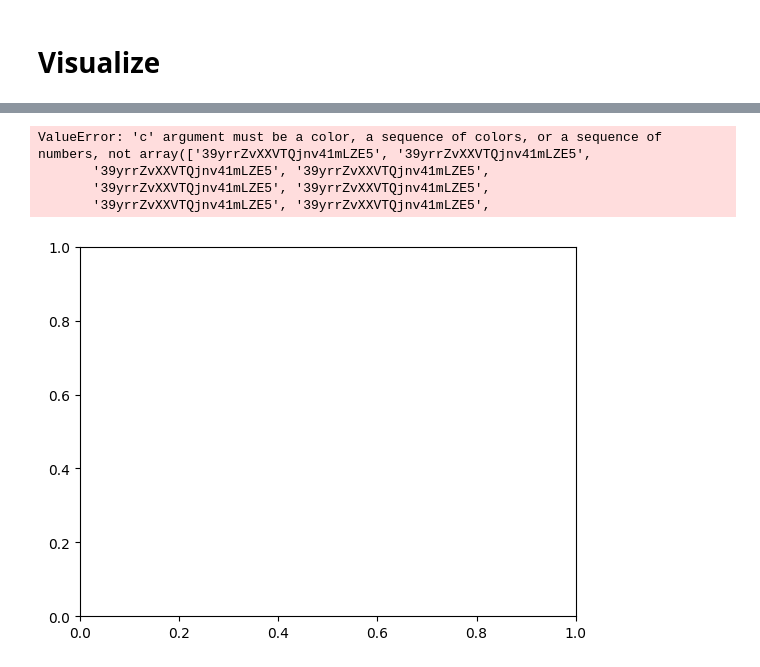
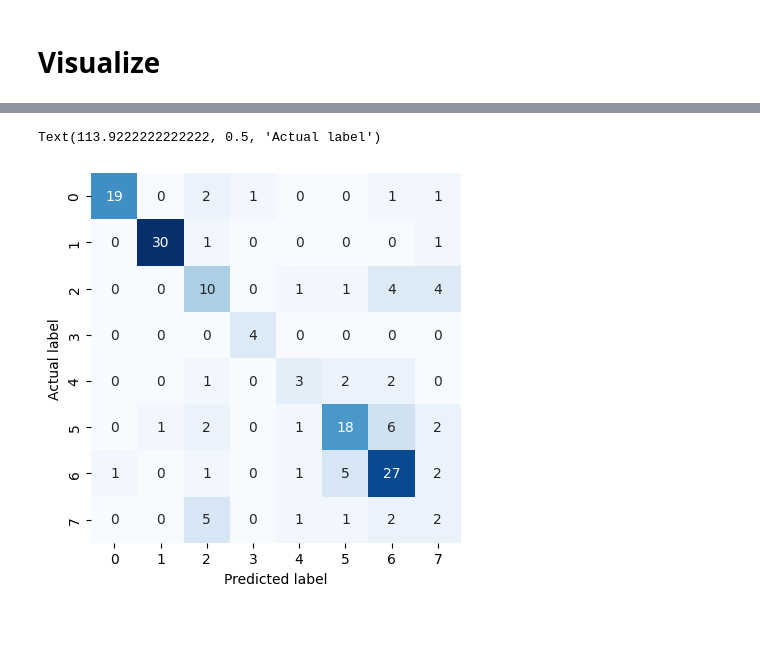
Before and after one commit to piluguji/Spotify-Playlist-Sorter, a Jupyter notebook: data_preprocess.ipynb, the cells around one changed output, grey strips where cells are left out. Saved outputs shown, nothing was run; the diff lists cells and outputs as text; code cells hidden in the pictures; blank space fills up the shorter version.

```diff
--- a/data_preprocess.ipynb
+++ b/data_preprocess.ipynb
@@ -221,0 +358,12 @@ x = StandardScaler().fit_transform(x) # normalizing the features
+# %%
+from sklearn.metrics import confusion_matrix
+import seaborn as sns
+
+y_predicted = model.predict(X_test)
+mat = confusion_matrix(y_test.argmax(axis=1), y_predicted.argmax(axis=1))
+
+sns.heatmap(mat, square=True, annot=True, fmt='d', cbar=False, cmap='Blues')
+
+plt.xlabel('Predicted label')
+plt.ylabel('Actual label')
+# %% [output]
@@ -222,2 +371,4 @@ x = StandardScaler().fit_transform(x) # normalizing the features
+Text(113.9222222222222, 0.5, 'Actual label')
+[figure, added]
 # %%
 from sklearn.decomposition import PCA
@@ -226,15 +378,0 @@ principalComponents_songs = pca_song.fit_transform(x)
-# %%
-principal_song_df = pd.DataFrame(data = principalComponents_songs)
-
-plt.scatter(principal_song_df[0], principal_song_df[1], c=df['Playlist URI'].values)
-
-# Add labels and title to the plot
-plt.xlabel('Component 1')
-plt.ylabel('Component 2')
-plt.title('PCA Scatter Plot')
-# %% [output]
-ValueError: 'c' argument must be a color, a sequence of colors, or a sequence of numbers, not array(['39yrrZvXXVTQjnv41mLZE5', '39yrrZvXXVTQjnv41mLZE5',
-       '39yrrZvXXVTQjnv41mLZE5', '39yrrZvXXVTQjnv41mLZE5',
-       '39yrrZvXXVTQjnv41mLZE5', '39yrrZvXXVTQjnv41mLZE5',
-       '39yrrZvXXVTQjnv41mLZE5', '39yrrZvXXVTQjnv41mLZE5',
-[figure, removed]
```
Also changed, not shown: parts of 23 cells of this notebook.
